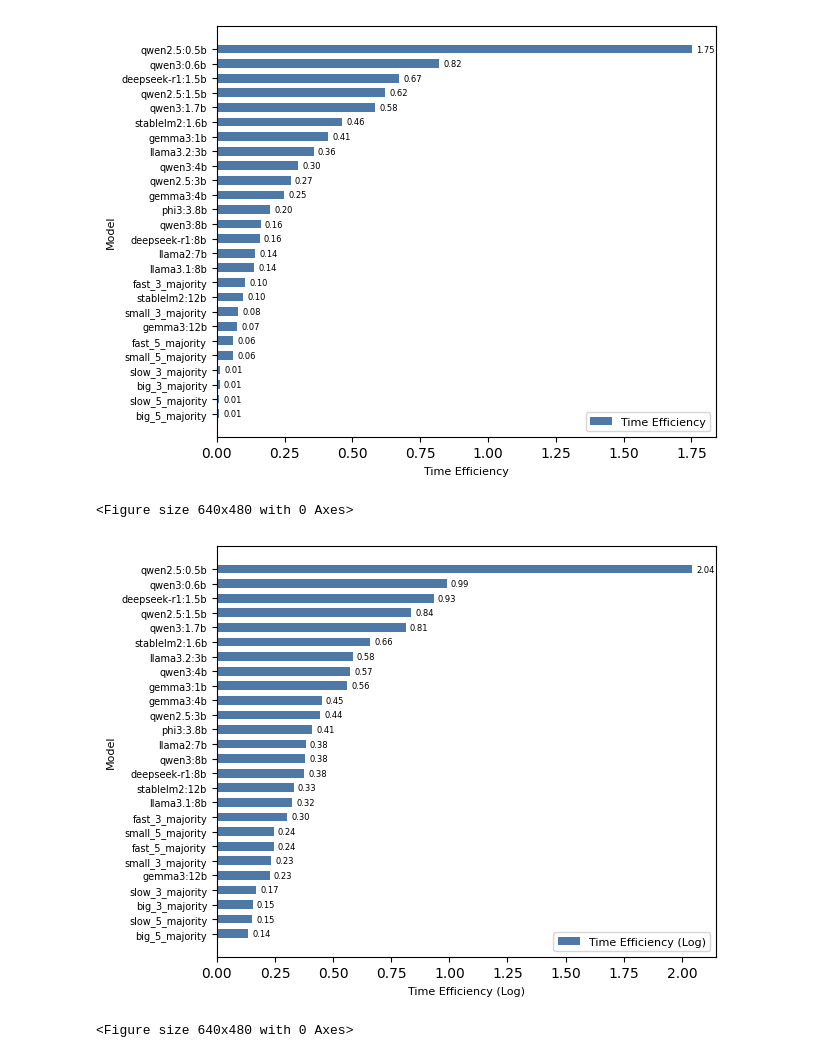
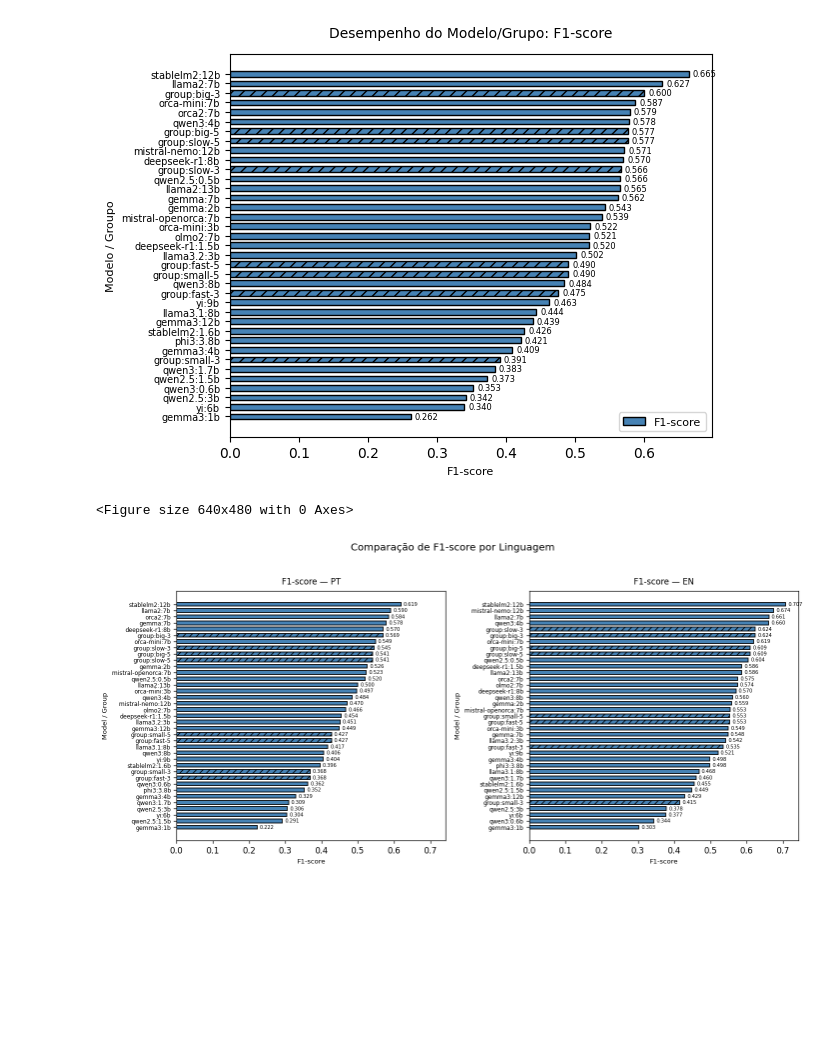
Before and after one commit to gab-berger/dsbd_tcc_rating_classification, a Jupyter notebook: exploration_notebooks/exp_llm_predictions.ipynb, the cells around one changed output. Drawn from its saved outputs; the diff is of its cells as text; code cells hidden in the pictures; blank space fills up the shorter version.

```diff
--- a/exploration_notebooks/exp_llm_predictions.ipynb
+++ b/exploration_notebooks/exp_llm_predictions.ipynb
@@ -283,49 +267,0 @@ plt.savefig('../images/parameters-efficiency')
-# %%
-# Time Efficiency Comparison
-metrics_df = metrics_df.sort_values('time_efficiency', ascending=True)
-models = metrics_df['model'].tolist()
-y = np.arange(len(models))
-bar_height = 0.6
-
-fig, ax = plt.subplots()
-bars_f1 = ax.barh(y, metrics_df['time_efficiency'], color=colors['f1_score'], height=bar_height, label='Time Efficiency')
-
-ax.bar_label(bars_f1, fmt='%.2f', padding=3, fontsize=6)
-
-ax.set_yticks(y)
-ax.set_yticklabels(models, fontsize=7)
-ax.set_xlabel('Time Efficiency', fontsize=8)
-ax.set_ylabel('Model', fontsize=8)
-ax.legend(fontsize=8)
-
-plt.tight_layout()
-plt.show()
-plt.savefig('../images/time-efficiency')
-# %% [output]
-[figure, removed]
-<Figure size 640x480 with 0 Axes>
-# %%
-# Time Efficiency (Log) Comparison
-metric = 'efficiency_log'
-metrics_df = metrics_df.sort_values(metric, ascending=True)
-models = metrics_df['model'].tolist()
-y = np.arange(len(models))
-bar_height = 0.6
-
-fig, ax = plt.subplots()
-bars_f1 = ax.barh(y, metrics_df[metric], color=colors['f1_score'], height=bar_height, label='Time Efficiency (Log)')
-
-ax.bar_label(bars_f1, fmt='%.2f', padding=3, fontsize=6)
-
-ax.set_yticks(y)
-ax.set_yticklabels(models, fontsize=7)
-ax.set_xlabel('Time Efficiency (Log)', fontsize=8)
-ax.set_ylabel('Model', fontsize=8)
-ax.legend(fontsize=8)
-
-plt.tight_layout()
-plt.show()
-plt.savefig('../images/time-efficiency-log')
-# %% [output]
-[figure, removed]
-<Figure size 640x480 with 0 Axes>
@@ -331,0 +350,7 @@ plt.savefig('../images/time-efficiency-log')
+# %%
+gen_hbar_graph(metrics_df, 'f1_score', 'F1-score')
+gen_hbar_lang_graph(metrics_df, 'f1_score', 'F1-score')
+# %% [output]
+[figure, added]
+<Figure size 640x480 with 0 Axes>
+[figure, added]
```
Also changed, not shown: parts of 15 cells of this notebook.
